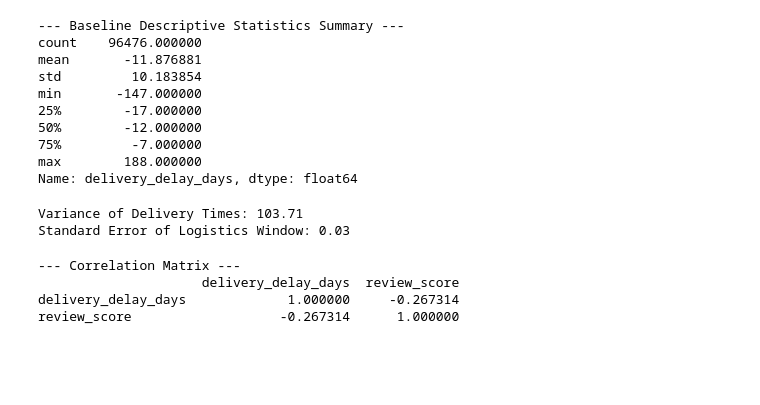
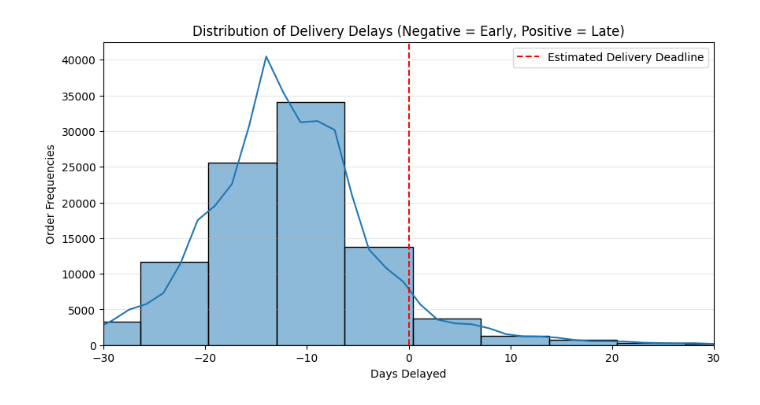
Before and after one commit to kwesiafriyie/AfiLearn_Commerce_Analytics, a Jupyter notebook: notebooks/02_phase3_exploratory_eda.ipynb, the cells around one changed output. Drawn from its saved outputs; the diff is of its cells as text; code cells hidden in the pictures; blank space fills up the shorter version.

```diff
--- a/notebooks/02_phase3_exploratory_eda.ipynb
+++ b/notebooks/02_phase3_exploratory_eda.ipynb
@@ -7,4 +27,8 @@ import matplotlib.pyplot as plt
 # %%
-# Load preprocessed features
-df_orders = pd.read_csv("../data-package/intermediate/orders_cleaned.csv")
-df_reviews = pd.read_csv("../data-package/intermediate/reviews_cleaned.csv")
+#Descriptive Statistics & Uncertainty Auditing - Calculate Standard Error and Variance
+print("=== DELIVERY DELAY DESCRIPTIVE STATISTICS ===")
+print(df_orders['delivery_delay_days'].describe())
+
+print("\n=== MEASURING DATA UNCERTAINTY ===")
+print(f"Logistics Delivery Variance: {df_orders['delivery_delay_days'].var():.2f}")
+print(f"Logistics Standard Error (SEM): {df_orders['delivery_delay_days'].sem():.4f}")
@@ -11,34 +50,18 @@ df_reviews = pd.read_csv("../data-package/intermediate/reviews_cleaned.csv")
-# %%
-# 1. DESCRIPTIVE STATISTICS REQUIREMENT
-print("--- Baseline Descriptive Statistics Summary ---")
-print(df_orders['delivery_delay_days'].describe())
-# %% [output]
---- Baseline Descriptive Statistics Summary ---
-count    96476.000000
-mean       -11.876881
-std         10.183854
-min       -147.000000
-25%        -17.000000
-50%        -12.000000
-75%         -7.000000
-max        188.000000
-Name: delivery_delay_days, dtype: float64
 # %%
-# 2. UNCERTAINTY REQUIREMENT: Calculate Standard Error and Variance
-print(f"Variance of Delivery Times: {df_orders['delivery_delay_days'].var():.2f}")
-print(f"Standard Error of Logistics Window: {df_orders['delivery_delay_days'].sem():.2f}")
+#Chart 1 – Distribution of Logistics Window (Saved to Disk)
+plt.figure(figsize=(10, 5))
+sns.histplot(data=df_orders, x='delivery_delay_days', bins=50, kde=True, color='#1f77b4')
+plt.axvline(x=0, color='red', linestyle='--', label='Estimated Delivery Deadline')
+plt.title("Distribution of Delivery Delays (Negative = Early, Positive = Late)")
+plt.xlabel("Days Delayed")
+plt.ylabel("Order Frequencies")
+plt.xlim(-30, 30) # Focus on the core distribution mass
+plt.legend()
+plt.grid(axis='y', alpha=0.3)
+
+# Save chart into screenshots workspace folder
+chart_path = os.path.join(BASE_DIR, "dashboards", "screenshots", "delivery_delay_distribution.png")
+plt.savefig(chart_path, bbox_inches='tight', dpi=300)
+plt.show()
 # %% [output]
-Variance of Delivery Times: 103.71
-Standard Error of Logistics Window: 0.03
+[figure, added]
-# %%
-# 3. CORRELATION REQUIREMENT: Generate a multi-table correlation assessment matrix
-# Merge features to test relationship between delays and scores
-df_merged = pd.merge(df_orders, df_reviews, on="order_id", how="inner")
-correlation_matrix = df_merged[['delivery_delay_days', 'review_score']].corr()
-print("\n--- Correlation Matrix ---")
-print(correlation_matrix)
-# %% [output]
---- Correlation Matrix ---
-                     delivery_delay_days  review_score
-delivery_delay_days             1.000000     -0.267314
-review_score                   -0.267314      1.000000
```
Also changed, not shown: parts of 7 cells of this notebook, 4 other files.
